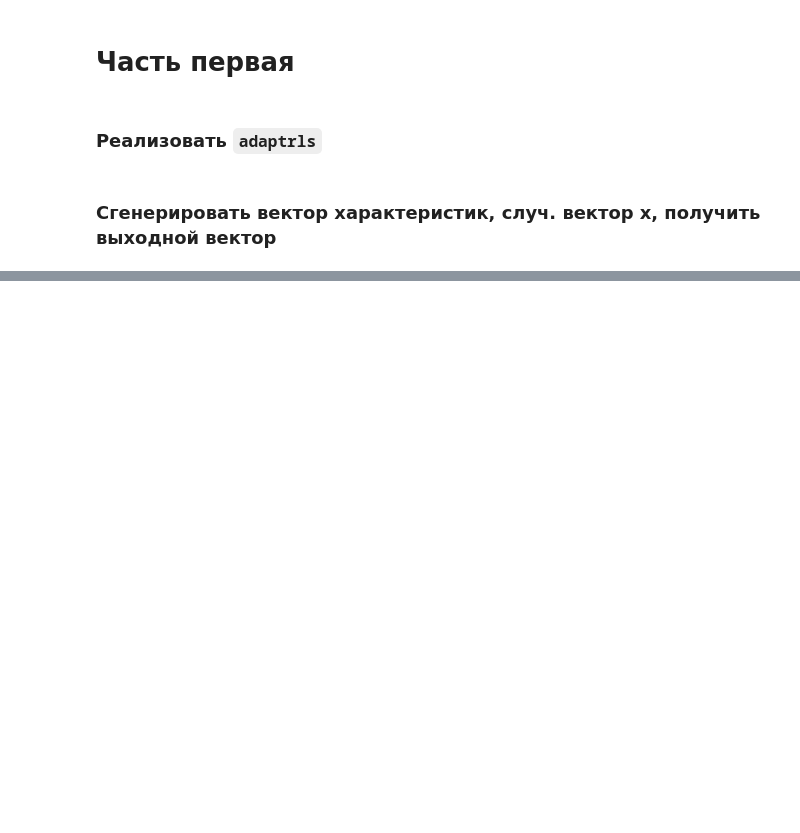
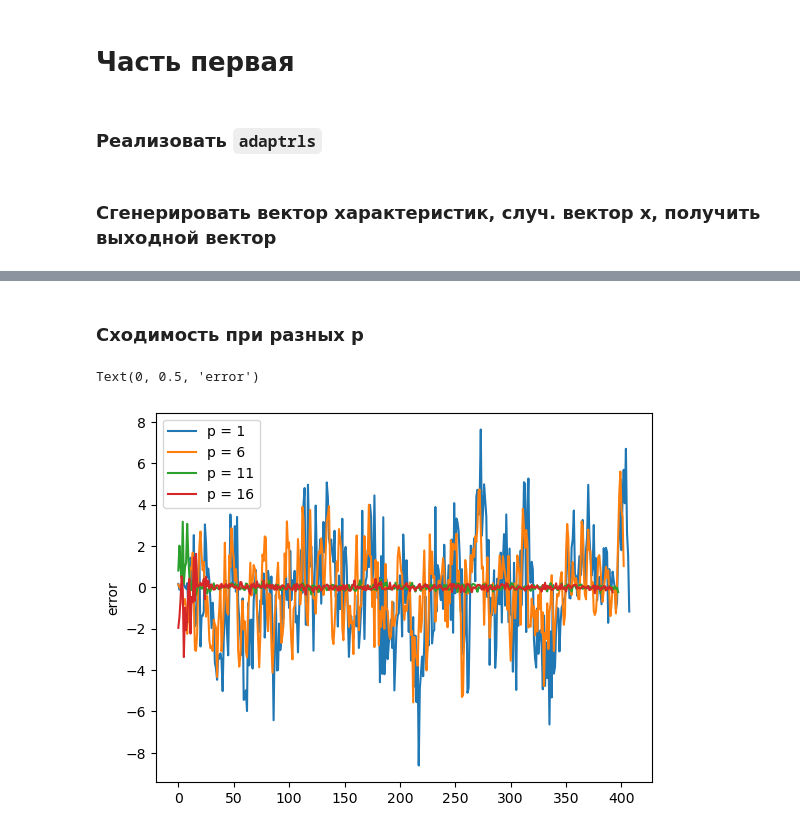
Before and after one commit to EHAT32/inverse, a Jupyter notebook: 25_11/rls.ipynb, the cells around one changed output, grey strips where cells are left out. Saved outputs shown, nothing was run; the diff lists cells and outputs as text; code cells hidden in the pictures; blank space fills up the shorter version.

```diff
--- a/25_11/rls.ipynb
+++ b/25_11/rls.ipynb
@@ -56,0 +41,12 @@ print(e)
+# %% [markdown]
+### Сходимость при разных p
+# %%
+pRange = np.arange(1, 20, 5)
+for p in pRange:
+    w, e = adaptrls(x, d, p)
+    plt.plot(e, label = f'p = {p}')
+plt.legend()
+plt.ylabel('error')
+# %% [output]
+Text(0, 0.5, 'error')
+[figure, added]
```
Also changed, not shown: parts of 13 cells of this notebook.
